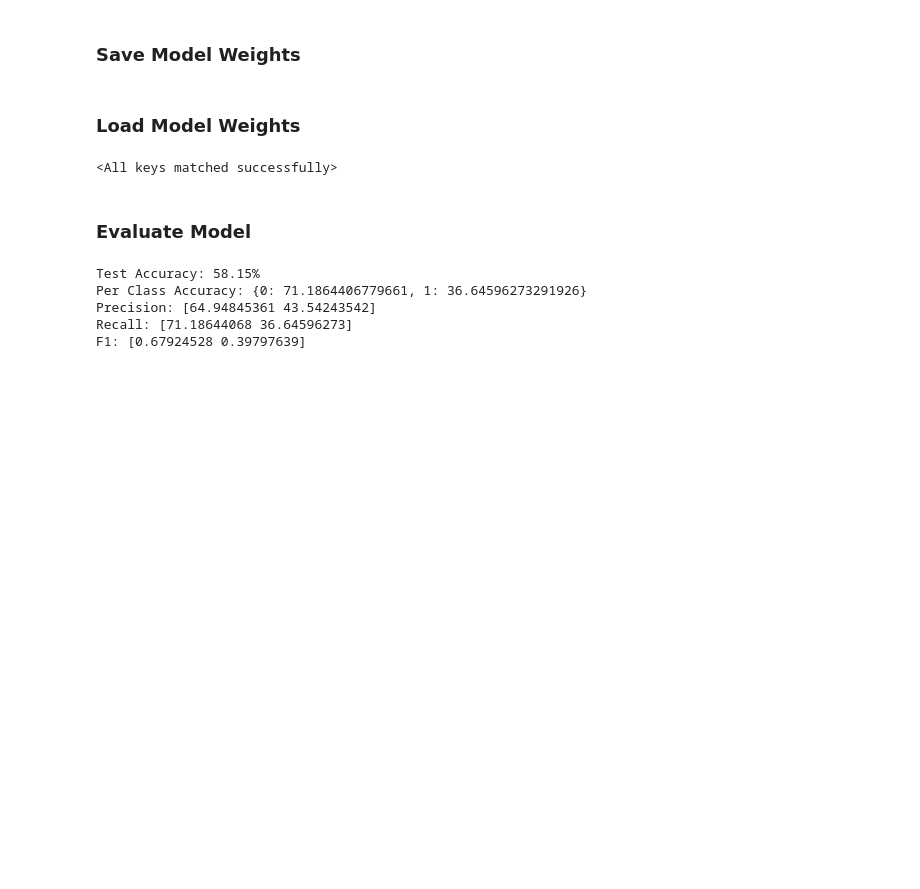
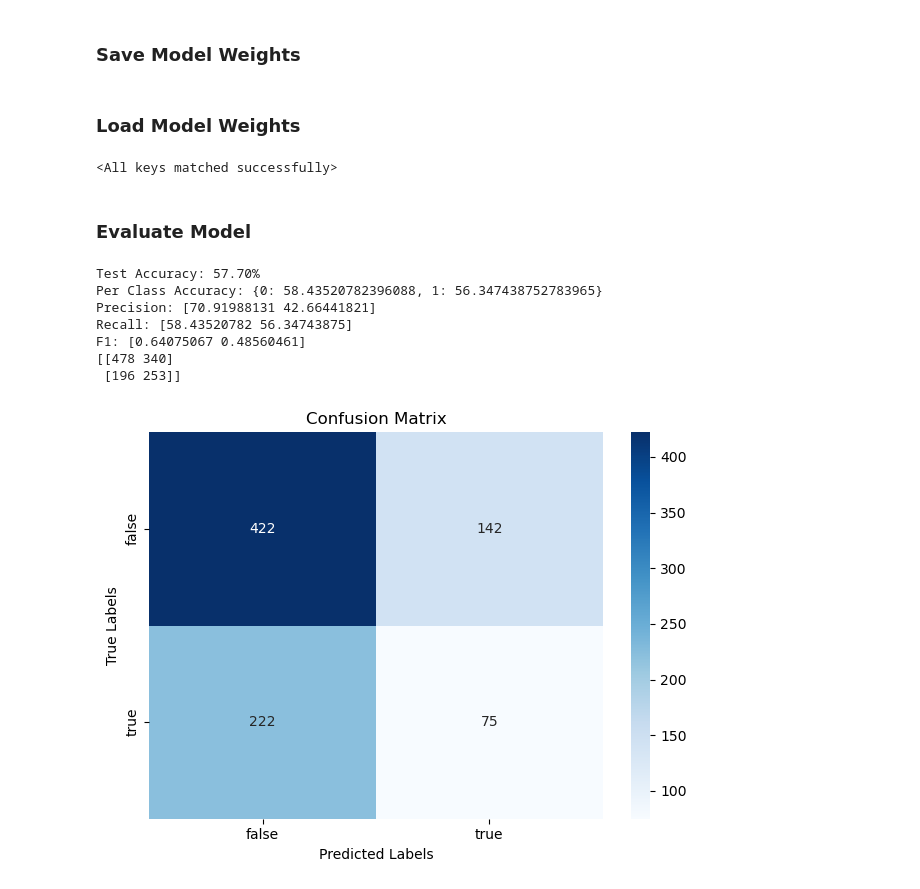
Before and after one commit to asubedi2001/FakeNewsDetection, a Jupyter notebook: transformer/transformer_classification.ipynb, the cells around one changed output. Saved outputs shown, nothing was run; the diff lists cells and outputs as text; code cells hidden in the pictures; blank space fills up the shorter version.

Commit message:
add confusion matrices for all models, final changes to transformer-based classification

```diff
--- a/transformer/transformer_classification.ipynb
+++ b/transformer/transformer_classification.ipynb
@@ -202,6 +201,6 @@ print(model.config.num_labels)
 # %% [markdown]
 ### Train model for sequence classification
 # %%
-epochs = 30
+epochs = 27
 train_covid(model, optimizer, loss_fn, train_dataloader, epochs)
 #train_covid(model, optimizer, train_dataloader, epochs)
@@ -231,13 +211,13 @@ torch.save(model.state_dict(), f'./models/model_weights24.pth')
 # %% [markdown]
 ### Load Model Weights
 # %%
-model.load_state_dict(torch.load('./models/model_weights20-58.1.pth'))
+model.load_state_dict(torch.load('./models/model_weights-best.pth'))
 # %% [output]
 <All keys matched successfully>
 # %% [markdown]
 ### Evaluate Model
 # %%
-from sklearn.metrics import accuracy_score, precision_score, recall_score, f1_score
+from sklearn.metrics import accuracy_score, precision_score, recall_score, f1_score, confusion_matrix
 
 def evaluate_model(model, dataloader):
     model.eval()
@@ -246,6 +226,7 @@ def evaluate_model(model, dataloader):
 
     with torch.no_grad():
         for batch_idx, batch in enumerate(dataloader):
+
             batch = {key: value.to(device) for key, value in batch.items()}
 
             # run sequences through BERT
@@ -261,7 +242,6 @@ def evaluate_model(model, dataloader):
             all_labels.extend(labels.cpu().numpy())
 
     class_labels = [0, 1]
-    #class_labels = [0, 1, 2, 3, 4, 5]
     per_class_accuracy = {}
     for class_label in class_labels:
         # get indices which match current class_label
@@ -280,21 +260,57 @@ def evaluate_model(model, dataloader):
     precision = 100*precision_score(all_labels, all_preds, labels=class_labels, average=None, zero_division=0)
     recall = 100*recall_score(all_labels, all_preds, labels=class_labels, average=None, zero_division=0)
     f1 = f1_score(all_labels, all_preds, labels=class_labels, average=None, zero_division=0)
+    conf_mat = confusion_matrix(all_labels, all_preds, labels=class_labels)
 
-    return accuracy, precision, recall, f1, per_class_accuracy
+    return accuracy, precision, recall, f1, per_class_accuracy, conf_mat
 
 
 # evaluate the model on the test set (unaugmented)
-accuracy, precision, recall, f1, per_class_accuracy = evaluate_model(model, test_dataloader)
+accuracy, precision, recall, f1, per_class_accuracy, conf_mat = evaluate_model(model, test_dataloader)
 
 print(f"Test Accuracy: {accuracy:.2f}%")
 print(f"Per Class Accuracy: {per_class_accuracy}")
 print(f"Precision: {precision}")
 print(f"Recall: {recall}")
 print(f"F1: {f1}")
+print(conf_mat)
+
+# validation metrics check
+# print('------')
+# accuracy, precision, recall, f1, per_class_accuracy, conf_mat = evaluate_model(model, valid_dataloader)
+
+# print(f"Test Accuracy: {accuracy:.2f}%")
+# print(f"Per Class Accuracy: {per_class_accuracy}")
+# print(f"Precision: {precision}")
+# print(f"Recall: {recall}")
+# print(f"F1: {f1}")
+# print(conf_mat)
 # %% [output]
-Test Accuracy: 58.15%
-Per Class Accuracy: {0: 71.1864406779661, 1: 36.64596273291926}
-Precision: [64.94845361 43.54243542]
-Recall: [71.18644068 36.64596273]
-F1: [0.67924528 0.39797639]
+Test Accuracy: 57.70%
+Per Class Accuracy: {0: 58.43520782396088, 1: 56.347438752783965}
+Precision: [70.91988131 42.66441821]
+Recall: [58.43520782 56.34743875]
+F1: [0.64075067 0.48560461]
+[[478 340]
+ [196 253]]
+# %%
+import seaborn as sns
+import matplotlib.pyplot as plt
+
+class_labels = ['false', 'true']
+
+def plot_confusion_matrix(conf_matrix, class_labels):
+    sns.heatmap(
+        conf_matrix, annot=True, fmt='d', cmap='Blues', cbar=True,
+        xticklabels=class_labels, yticklabels=class_labels
+    )
+    plt.title('Confusion Matrix')
+    plt.xlabel('Predicted Labels')
+    plt.ylabel('True Labels')
+    plt.tight_layout()
+    plt.show()
+
+print("\n")
+plot_confusion_matrix(conf_mat, class_labels)
+# %% [output]
+[figure, added]
```
Also changed, not shown: parts of 6 cells of this notebook, 4 other files.
